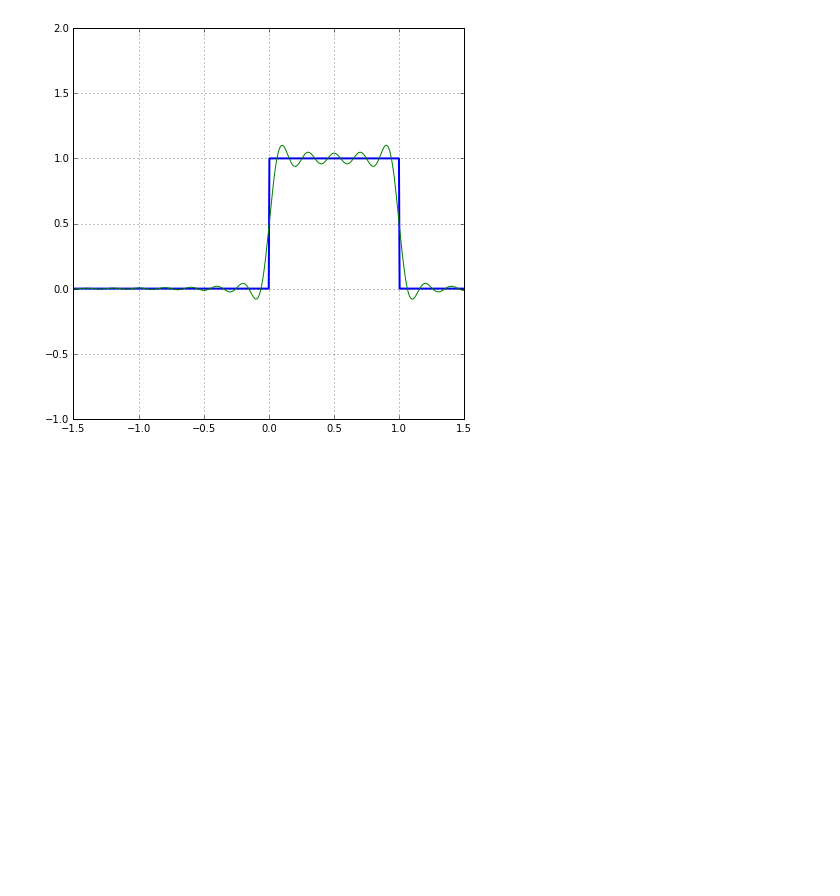
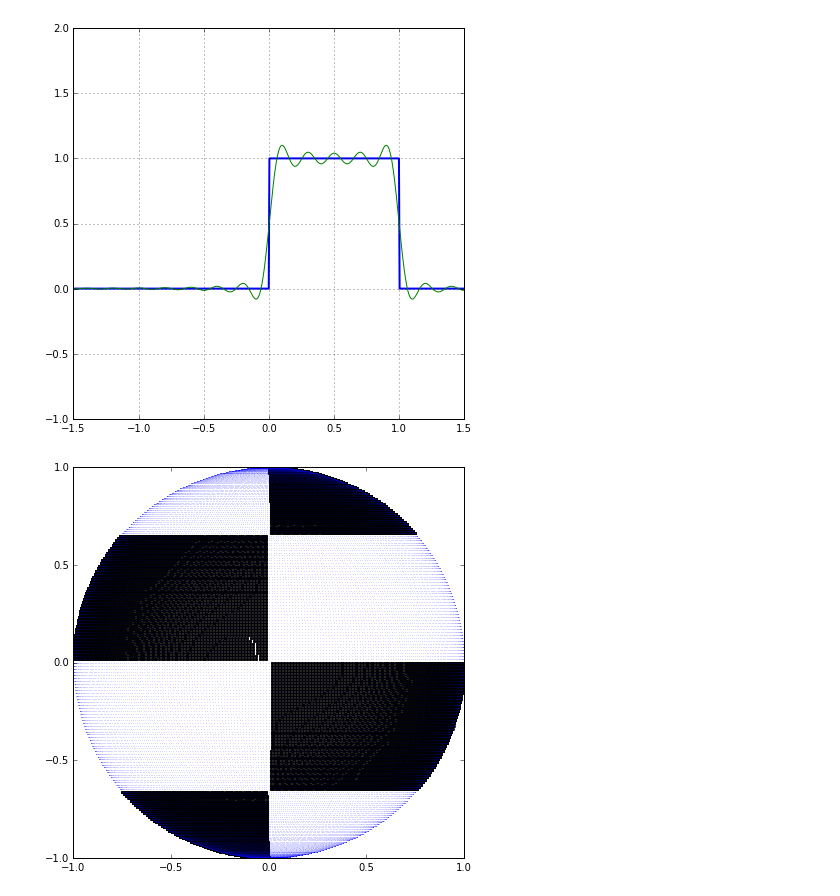
Before and after one commit to mango314/math-blog, a Jupyter notebook: 052217-ratner.ipynb, the cells around one changed output. Cells and saved outputs as stored; diff of their text form; code cells hidden in the pictures; blank space fills up the shorter version.

Commit message:
a swipe at spherical harmonics

```diff
--- a/052217-ratner.ipynb
+++ b/052217-ratner.ipynb
@@ -341,3 +341,25 @@ plt.ylim([-1,2*L-1])
 plt.grid(True)
 # %% [output]
 [figure]
+# %%
+# https://en.wikipedia.org/wiki/Table_of_spherical_harmonics
+
+dtheta = np.pi/200
+dphi   = np.pi/200
+
+theta = np.arange(0, 2*np.pi, dtheta)
+phi   = np.arange(0, 1*np.pi, dphi  )
+
+x = np.sin(theta[None,...])*np.sin(phi[...,None])
+y = np.sin(theta[None,...])*np.cos(phi[...,None])
+z = np.cos(theta[None,...])*(0*phi + 1)[...,None]
+
+mask = (x*z*( 7*z**2 - 3 ) > 0)
+
+plt.plot(x[mask], z[mask], 'k.', markersize=5)
+plt.plot(x, z, 'b.', markersize=0.1)
+plt.xlim([-1,1])
+plt.ylim([-1,1])
+plt.show()
+# %% [output]
+[figure, added]
```
Also changed, not shown: parts of 4 cells of this notebook.
